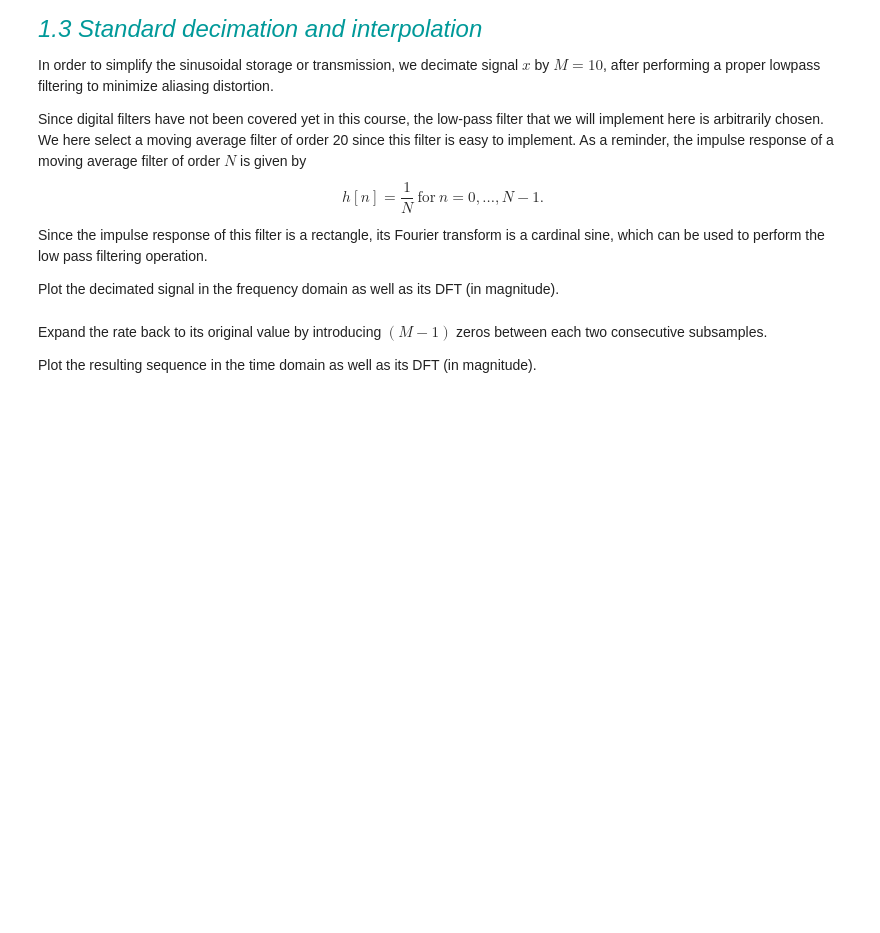
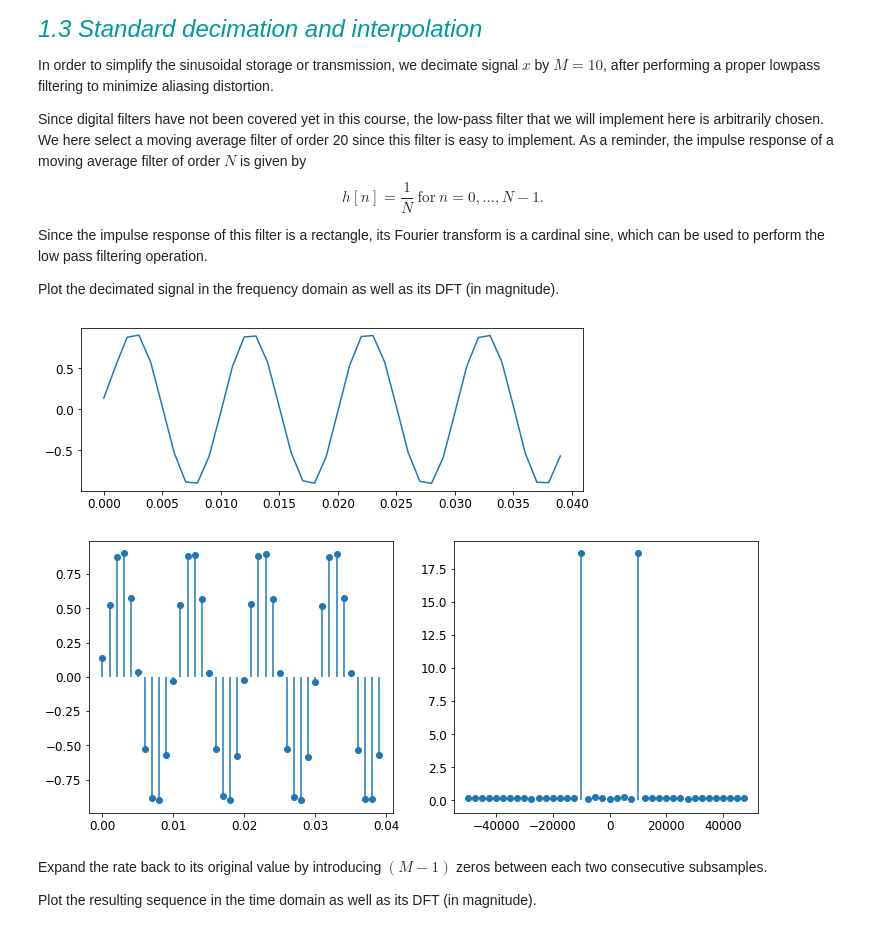
Before and after one commit to Ery4z/2900, a Jupyter notebook: Python2/Python02-Multirate systems.ipynb, the cells around one changed output. Cells and saved outputs as stored; diff of their text form; code cells hidden in the pictures; blank space fills up the shorter version.

```diff
--- a/Python2/Python02-Multirate systems.ipynb
+++ b/Python2/Python02-Multirate systems.ipynb
@@ -82,3 +94,37 @@ Plot the decimated signal in the frequency domain as well as its DFT (in magnitu
+# %%
+#---------------------------------------------------------------------------
+#TO COMPLETE
+#---------------------------------------------------------------------------
+
+x_f = np.convolve(x,[1/20 for _ in range(20)],mode="same")
+
+def decimate(x,M):
+    n_x = []
+    count = 0
+    for k in x:
+        if count == 0:
+            n_x.append(k)
+        count += 1
+        count %= M
+    return np.array(n_x)
+
+x_f = decimate(x_f,10)
+t_f = decimate(t,10)
+
+plotSignal(t_f,x_f)
+
+
+
+N = int(SAMPLE_RATE * DURATION/100)
+
+yf = np.abs(np.fft.fft(x_f))
+xf = np.fft.fftfreq(N, 1 / SAMPLE_RATE)
+
+
+plotSignalAndDft(t_f,x_f,xf,yf)
+# %% [output]
+[figure, added]
+[figure, added]
 # %% [markdown]
 Expand the rate back to its original value by introducing $(M-1)$ zeros between each two consecutive subsamples.
 
```
Also changed, not shown: parts of 10 cells of this notebook.
